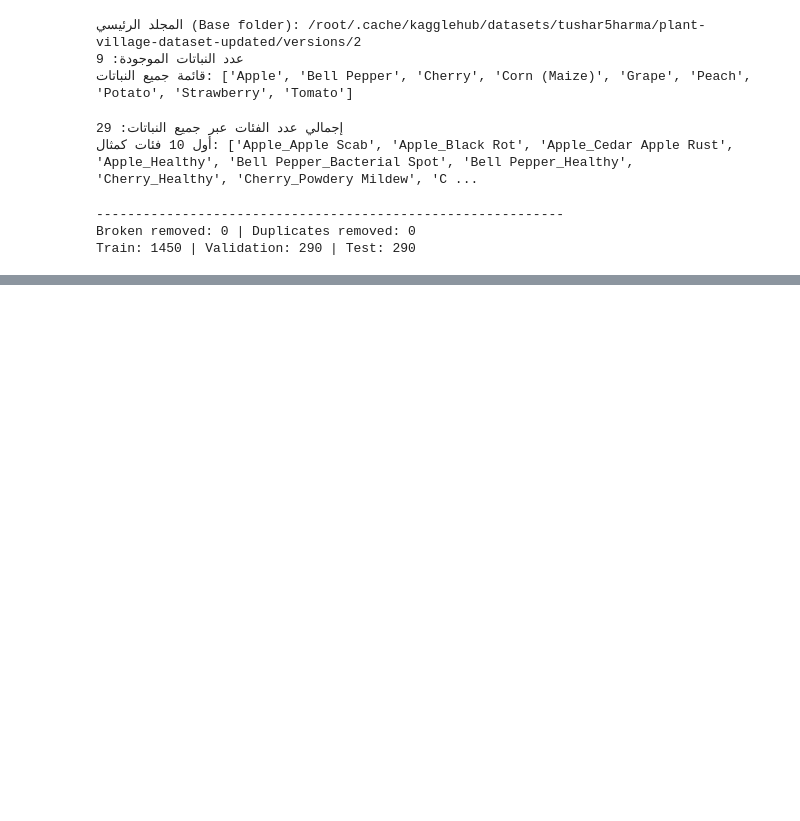
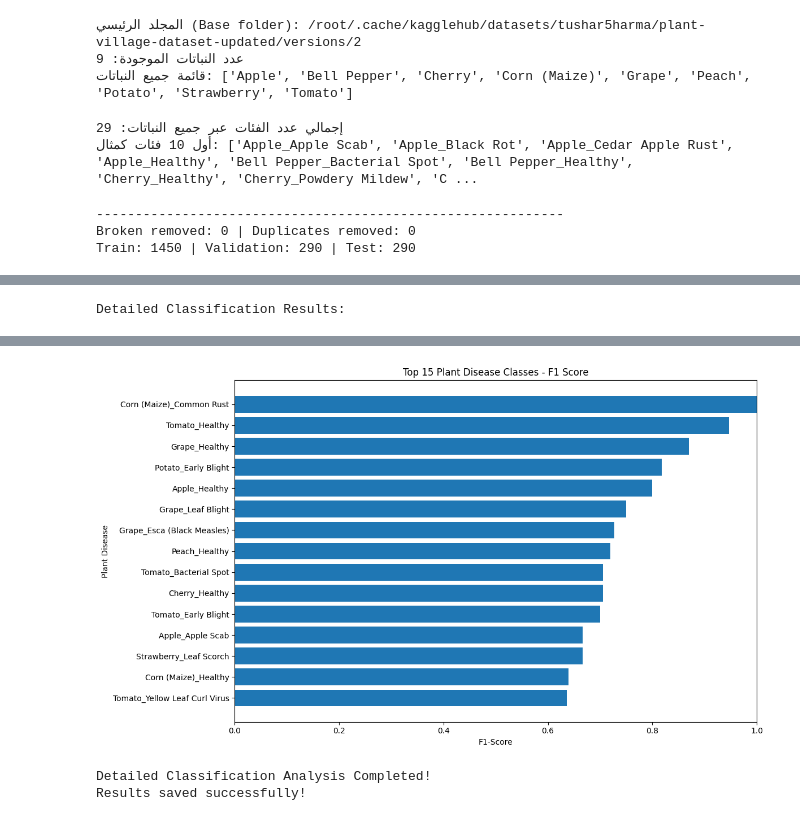
Before and after one commit to shahed447/Copy_of_DA_360_Project.ipynb, a Jupyter notebook: Copy_of_DA_360_Project.ipynb, the cells around one changed output, grey strips where cells are left out. Cells and saved outputs as stored; diff of their text form; code cells hidden in the pictures; blank space fills up the shorter version.

```diff
--- a/Copy_of_DA_360_Project.ipynb
+++ b/Copy_of_DA_360_Project.ipynb
@@ -171,0 +781,69 @@ plt.show()
+# %%
+# ==========================================
+# STEP 9: DETAILED CLASSIFICATION ANALYSIS
+# ==========================================
+
+from sklearn.metrics import precision_recall_fscore_support
+import pandas as pd
+import numpy as np
+import matplotlib.pyplot as plt
+import os
+
+# Calculate performance for each plant disease class
+class_precision, class_recall, class_f1, class_support = (
+    precision_recall_fscore_support(
+        y_test,
+        y_test_pred,
+        labels=np.arange(len(class_names)),
+        zero_division=0
+    )
+)
+
+# Create detailed results table
+class_results = pd.DataFrame({
+    "Plant Disease": class_names,
+    "Precision": class_precision,
+    "Recall": class_recall,
+    "F1-Score": class_f1,
+    "Test Samples": class_support
+})
+
+# Sort classes by F1-Score
+class_results = class_results.sort_values(
+    by="F1-Score",
+    ascending=False
+).reset_index(drop=True)
+
+print("Detailed Classification Results:")
+display(class_results)
+
+# Save detailed results
+class_results.to_csv(
+    os.path.join(SAVE_DIR, "class_performance_analysis.csv"),
+    index=False
+)
+
+# Plot top 15 performing classes
+top_classes = class_results.head(15).sort_values(
+    by="F1-Score",
+    ascending=True
+)
+
+plt.figure(figsize=(12, 7))
+
+plt.barh(
+    top_classes["Plant Disease"],
+    top_classes["F1-Score"]
+)
+
+plt.title("Top 15 Plant Disease Classes - F1 Score")
+plt.xlabel("F1-Score")
+plt.ylabel("Plant Disease")
+plt.xlim(0, 1)
+plt.tight_layout()
+plt.show()
+
+print("Detailed Classification Analysis Completed!")
+print("Results saved successfully!")
+# %% [output]
+Detailed Classification Results:
@@ -171,0 +867,3 @@ plt.show()
+[figure, added]
+Detailed Classification Analysis Completed!
+Results saved successfully!
```
Also changed, not shown: parts of 25 cells of this notebook.
